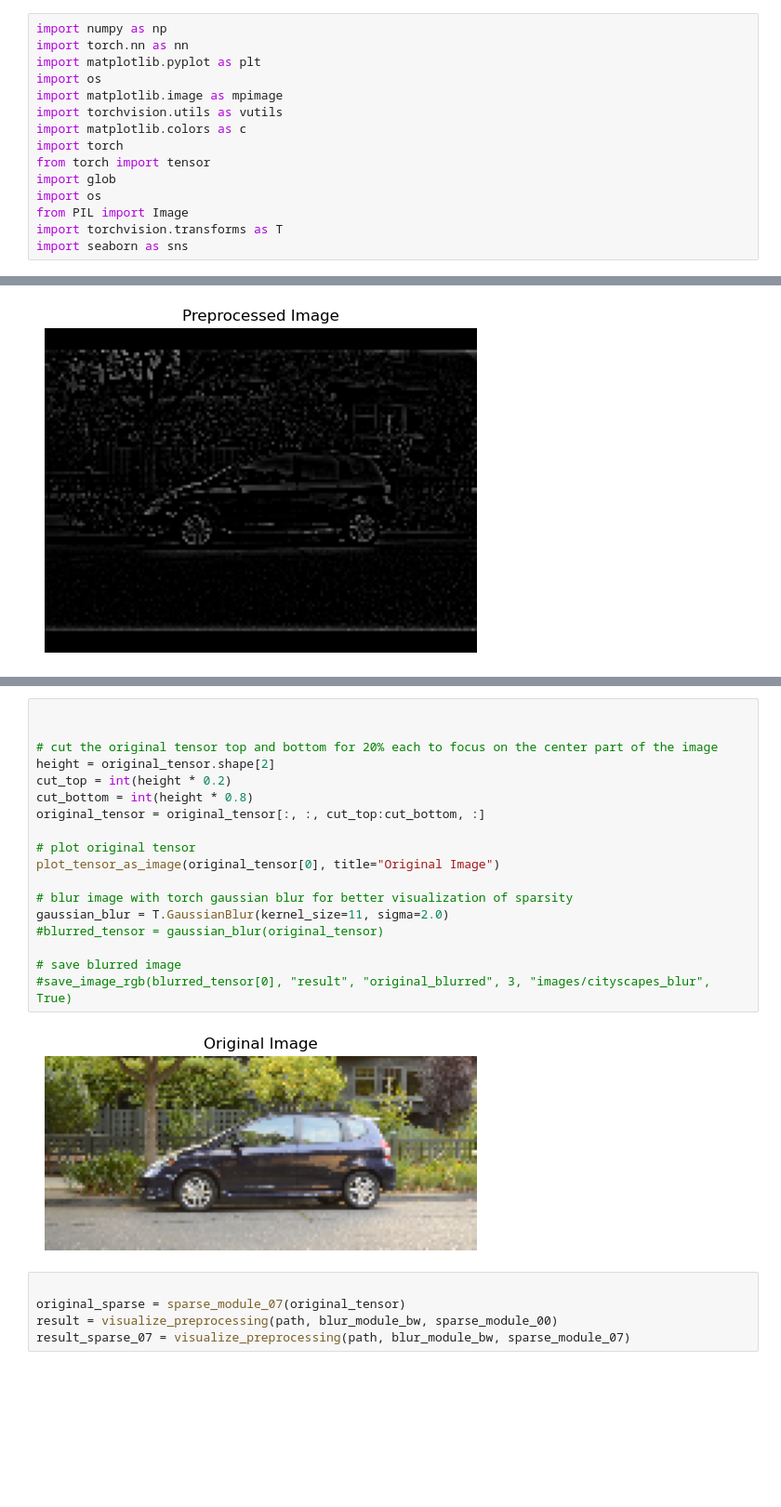
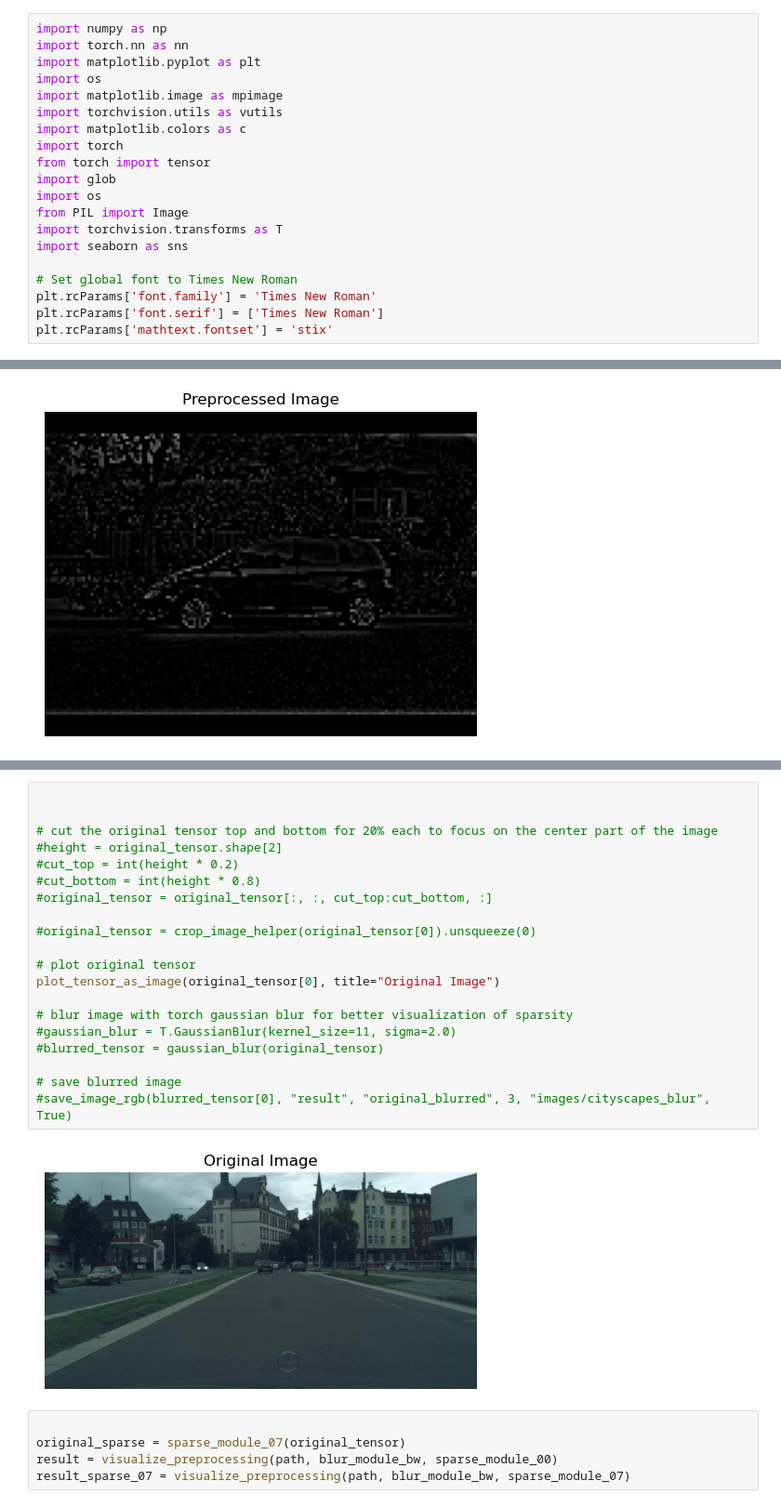
Before and after one commit to LiaNimmermann/Visualization-Notebooks, a Jupyter notebook: Processed-Images/Preprocessing-Visualization-Cleaned.ipynb, the cells around one changed output, grey strips where cells are left out. Shown at 93% size. Drawn from its saved outputs; the diff is of its cells as text; blank space fills up the shorter version.

```diff
--- a/Processed-Images/Preprocessing-Visualization-Cleaned.ipynb
+++ b/Processed-Images/Preprocessing-Visualization-Cleaned.ipynb
@@ -13,6 +13,11 @@ import os
 from PIL import Image
 import torchvision.transforms as T
 import seaborn as sns
+
+# Set global font to Times New Roman
+plt.rcParams['font.family'] = 'Times New Roman'
+plt.rcParams['font.serif'] = ['Times New Roman']
+plt.rcParams['mathtext.fontset'] = 'stix'
 # %% [markdown]
 #### Save Images Methods
 # %%
@@ -482,23 +818,25 @@ original_tensor = transform(original_image).unsqueeze(0)
 # %%
 
 
 # cut the original tensor top and bottom for 20% each to focus on the center part of the image
-height = original_tensor.shape[2]
-cut_top = int(height * 0.2)
-cut_bottom = int(height * 0.8)
-original_tensor = original_tensor[:, :, cut_top:cut_bottom, :]
+#height = original_tensor.shape[2]
+#cut_top = int(height * 0.2)
+#cut_bottom = int(height * 0.8)
+#original_tensor = original_tensor[:, :, cut_top:cut_bottom, :]
+
+#original_tensor = crop_image_helper(original_tensor[0]).unsqueeze(0)
 
 # plot original tensor
 plot_tensor_as_image(original_tensor[0], title="Original Image")
 
 # blur image with torch gaussian blur for better visualization of sparsity
-gaussian_blur = T.GaussianBlur(kernel_size=11, sigma=2.0)
+#gaussian_blur = T.GaussianBlur(kernel_size=11, sigma=2.0)
 #blurred_tensor = gaussian_blur(original_tensor)
 
 # save blurred image
 #save_image_rgb(blurred_tensor[0], "result", "original_blurred", 3, "images/cityscapes_blur", True)
 # %% [output]
-[figure, old version]
+[figure, new version]
 # %%
 
 original_sparse = sparse_module_07(original_tensor)
```
Also changed, not shown: parts of 18 cells of this notebook, 35 other files.
